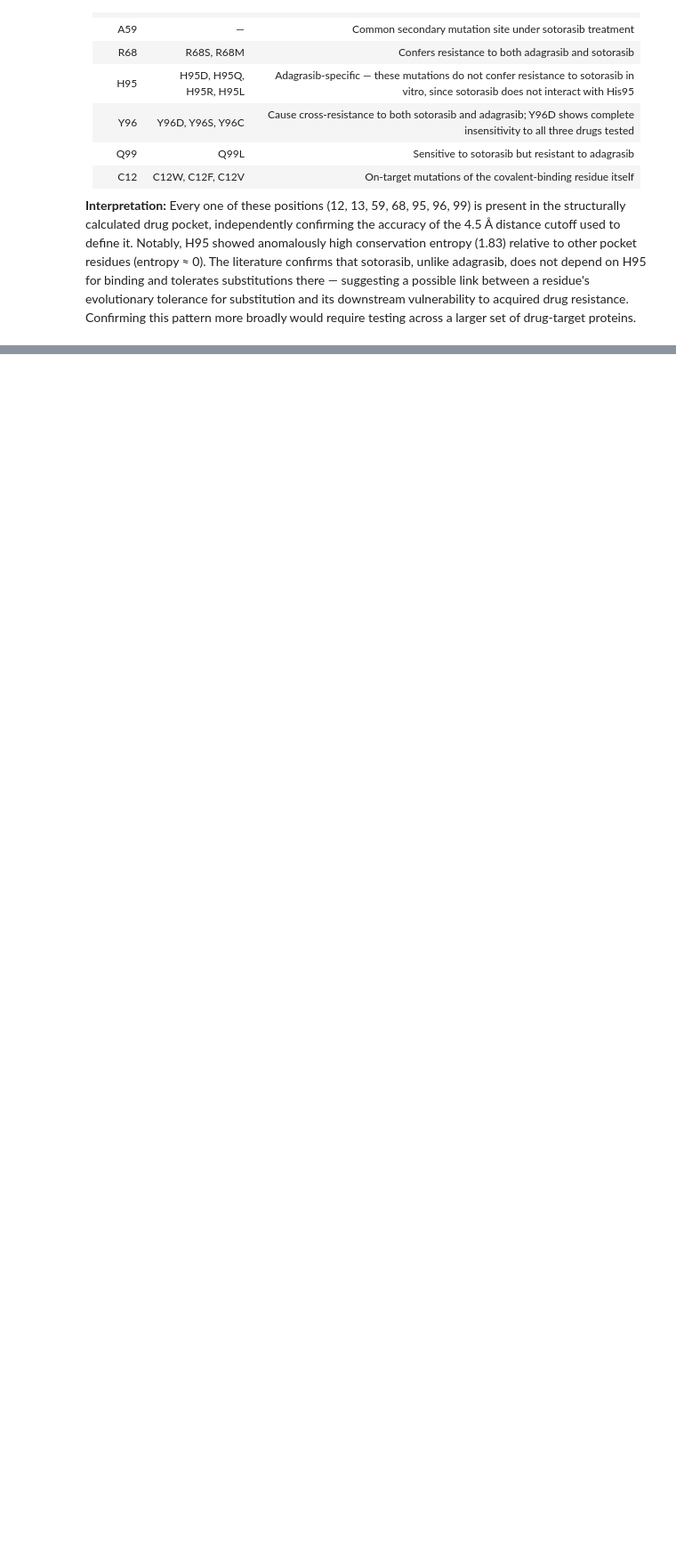
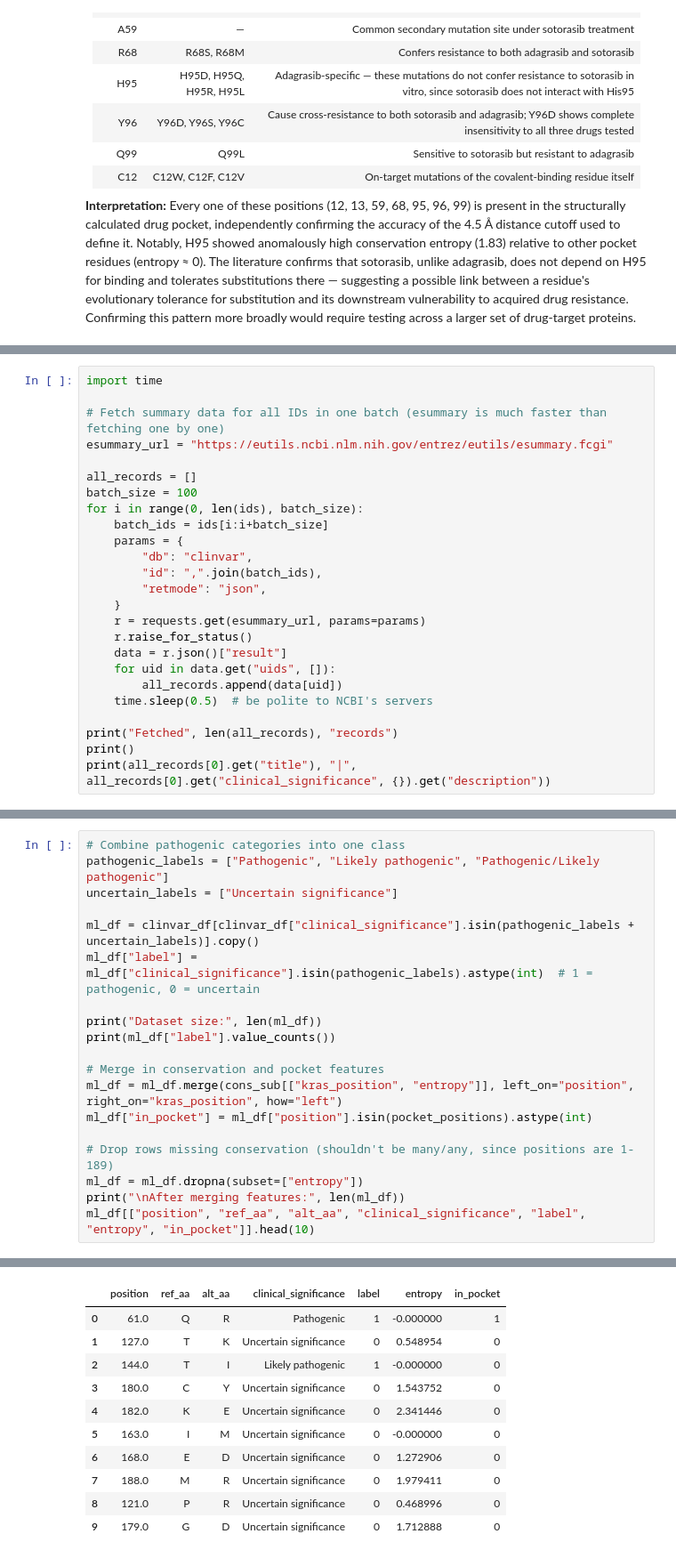
Before and after one commit to sanniakhan484-hash/kras-evolution-structure-resistance, a Jupyter notebook: notebooks/01_sequence_and_blast.ipynb, the cells around one changed output, grey strips where cells are left out. Shown at 89% size. Drawn from its saved outputs; the diff is of its cells as text; blank space fills up the shorter version.

```diff
--- a/notebooks/01_sequence_and_blast.ipynb
+++ b/notebooks/01_sequence_and_blast.ipynb
@@ -772,0 +791,25 @@ larger set of drug-target proteins.
+# %%
+import time
+
+# Fetch summary data for all IDs in one batch (esummary is much faster than fetching one by one)
+esummary_url = "https://eutils.ncbi.nlm.nih.gov/entrez/eutils/esummary.fcgi"
+
+all_records = []
+batch_size = 100
+for i in range(0, len(ids), batch_size):
+    batch_ids = ids[i:i+batch_size]
+    params = {
+        "db": "clinvar",
+        "id": ",".join(batch_ids),
+        "retmode": "json",
+    }
+    r = requests.get(esummary_url, params=params)
+    r.raise_for_status()
+    data = r.json()["result"]
+    for uid in data.get("uids", []):
+        all_records.append(data[uid])
+    time.sleep(0.5)  # be polite to NCBI's servers
+
+print("Fetched", len(all_records), "records")
+print()
+print(all_records[0].get("title"), "|", all_records[0].get("clinical_significance", {}).get("description"))
@@ -772,0 +871,20 @@ larger set of drug-target proteins.
+# %%
+# Combine pathogenic categories into one class
+pathogenic_labels = ["Pathogenic", "Likely pathogenic", "Pathogenic/Likely pathogenic"]
+uncertain_labels = ["Uncertain significance"]
+
+ml_df = clinvar_df[clinvar_df["clinical_significance"].isin(pathogenic_labels + uncertain_labels)].copy()
+ml_df["label"] = ml_df["clinical_significance"].isin(pathogenic_labels).astype(int)  # 1 = pathogenic, 0 = uncertain
+
+print("Dataset size:", len(ml_df))
+print(ml_df["label"].value_counts())
+
+# Merge in conservation and pocket features
+ml_df = ml_df.merge(cons_sub[["kras_position", "entropy"]], left_on="position", right_on="kras_position", how="left")
+ml_df["in_pocket"] = ml_df["position"].isin(pocket_positions).astype(int)
+
+# Drop rows missing conservation (shouldn't be many/any, since positions are 1-189)
+ml_df = ml_df.dropna(subset=["entropy"])
+print("\nAfter merging features:", len(ml_df))
+ml_df[["position", "ref_aa", "alt_aa", "clinical_significance", "label", "entropy", "in_pocket"]].head(10)
+# %% [output]
@@ -772,0 +898,11 @@ larger set of drug-target proteins.
+|  | position | ref_aa | alt_aa | clinical_significance | label | entropy | in_pocket |
+| 0 | 61.0 | Q | R | Pathogenic | 1 | -0.000000 | 1 |
+| 1 | 127.0 | T | K | Uncertain significance | 0 | 0.548954 | 0 |
+| 2 | 144.0 | T | I | Likely pathogenic | 1 | -0.000000 | 0 |
+| 3 | 180.0 | C | Y | Uncertain significance | 0 | 1.543752 | 0 |
+| 4 | 182.0 | K | E | Uncertain significance | 0 | 2.341446 | 0 |
+| 5 | 163.0 | I | M | Uncertain significance | 0 | -0.000000 | 0 |
+| 6 | 168.0 | E | D | Uncertain significance | 0 | 1.272906 | 0 |
+| 7 | 188.0 | M | R | Uncertain significance | 0 | 1.979411 | 0 |
+| 8 | 121.0 | P | R | Uncertain significance | 0 | 0.468996 | 0 |
+| 9 | 179.0 | G | D | Uncertain significance | 0 | 1.712888 | 0 |
```
Also changed, not shown: parts of 7 cells of this notebook.
